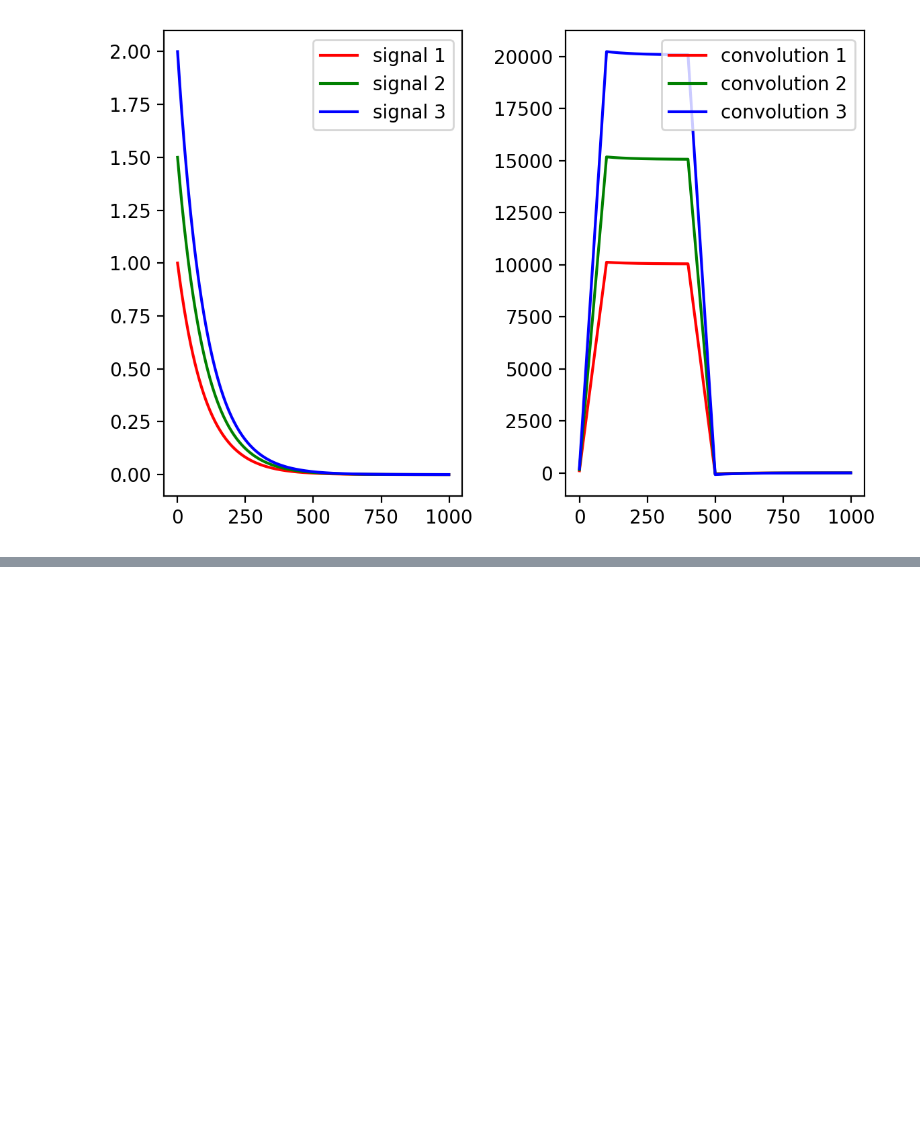
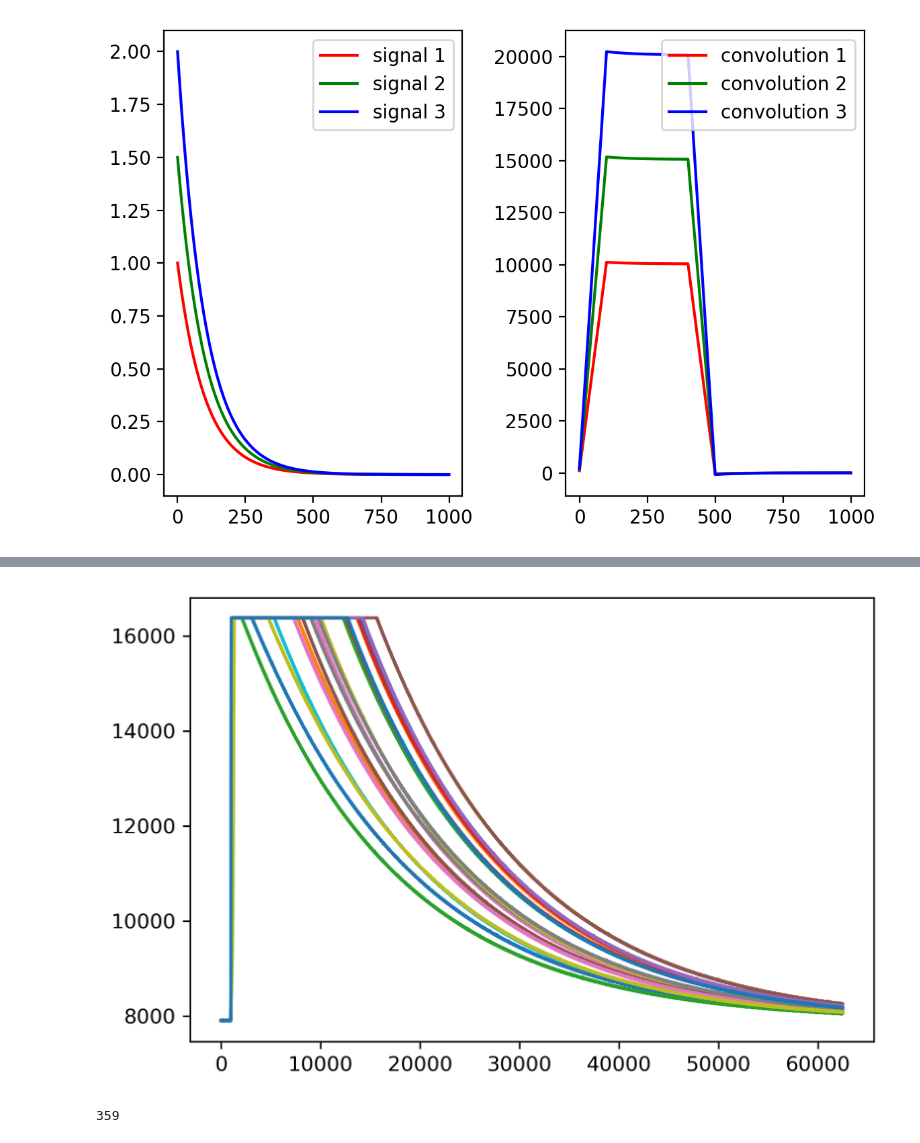
Before and after one commit to cllamb0/NE-204, a Jupyter notebook: Lab-1/NE-204_Lab-1.ipynb, the cells around one changed output, grey strips where cells are left out. Cells and saved outputs as stored; diff of their text form; code cells hidden in the pictures; blank space fills up the shorter version.

```diff
--- a/Lab-1/NE-204_Lab-1.ipynb
+++ b/Lab-1/NE-204_Lab-1.ipynb
@@ -54,0 +80,12 @@ plt.show()
+# %%
+plt.figure(dpi=300)
+for i in tqdm(sat_i):
+    plt.plot(test_np[i])
+#plt.ylim(7800,8300)
+plt.show()
+# %% [output]
+[figure, added]
+# %%
+len(test_np)
+# %% [output]
+359
```
Also changed, not shown: parts of 15 cells of this notebook, 1 other file.
